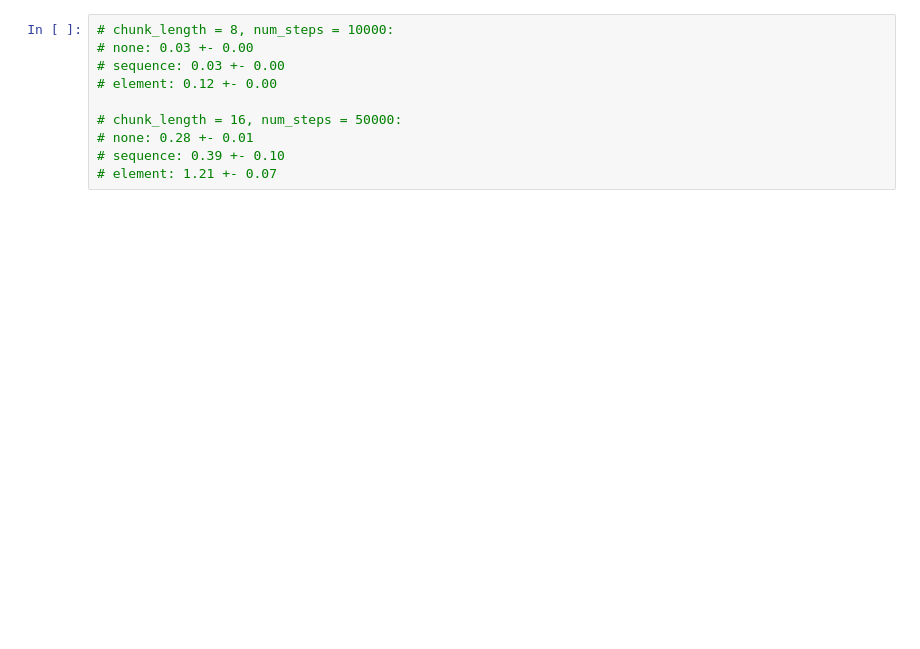
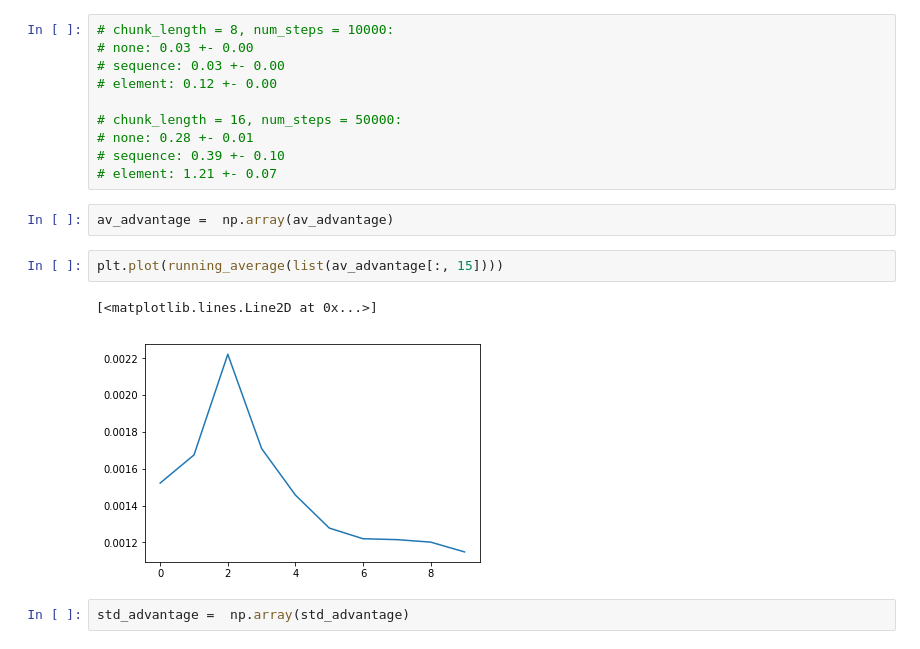
Before and after one commit to varenick/decoder-training-strategies, a Jupyter notebook: revert_words_pytorch.ipynb, the cells around one changed output. Cells and saved outputs as stored; diff of their text form; blank space fills up the shorter version.

```diff
--- a/revert_words_pytorch.ipynb
+++ b/revert_words_pytorch.ipynb
@@ -503,3 +593,12 @@ plt.legend(strategies)
 # none: 0.28 +- 0.01
 # sequence: 0.39 +- 0.10
 # element: 1.21 +- 0.07
+# %%
+av_advantage =  np.array(av_advantage)
+# %%
+plt.plot(running_average(list(av_advantage[:, 15])))
+# %% [output]
+[<matplotlib.lines.Line2D at 0x...>]
+[figure, added]
+# %%
+std_advantage =  np.array(std_advantage)
```
Also changed, not shown: parts of 10 cells of this notebook.
